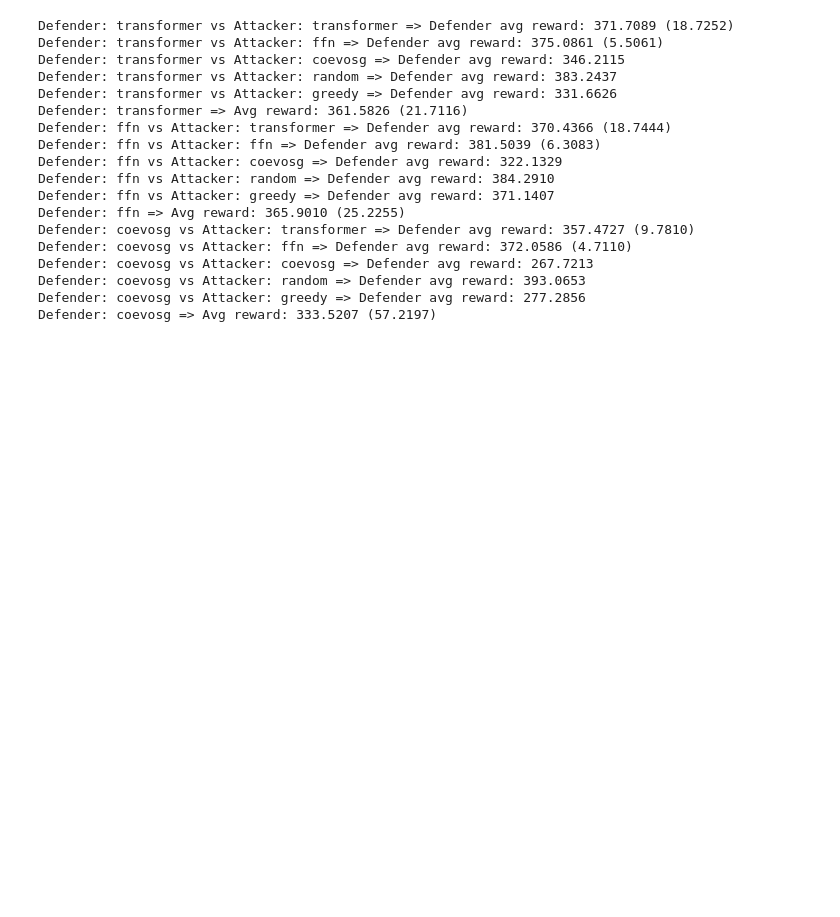
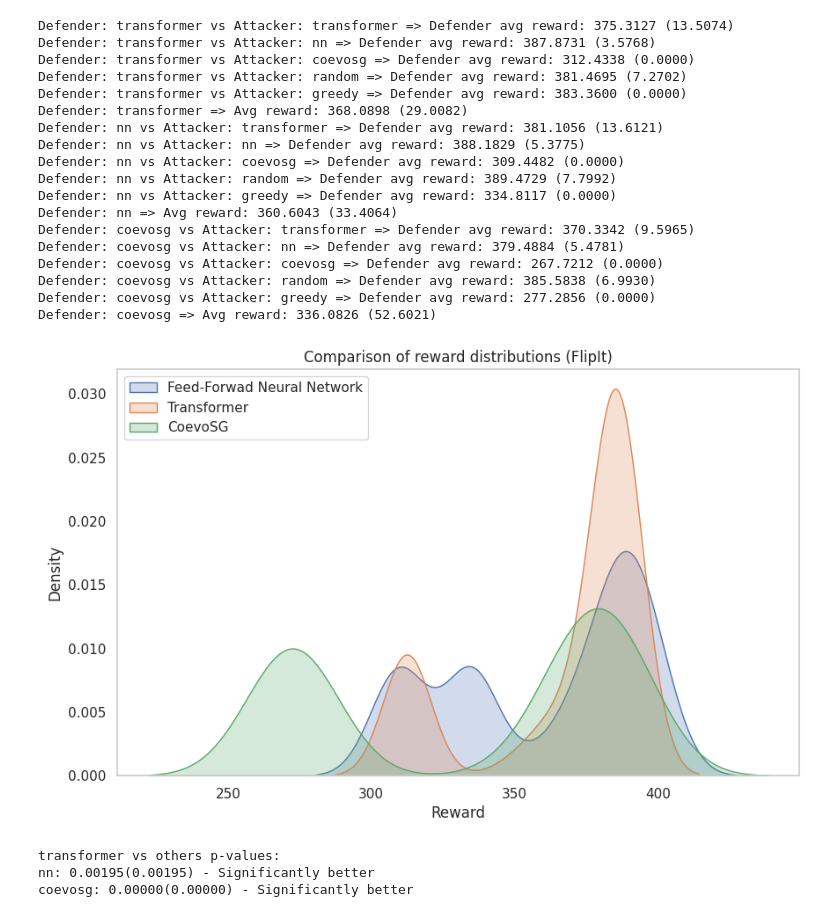
Before and after one commit to Simonexc/StackelbergGames, a Jupyter notebook: src/compare_models.ipynb, the cells around one changed output. Cells and saved outputs as stored; diff of their text form; code cells hidden in the pictures; blank space fills up the shorter version.

```diff
--- a/src/compare_models.ipynb
+++ b/src/compare_models.ipynb
@@ -73,5 +72,5 @@ attacker_agent_transformer.load("saved_models/2025-06-16_10:19:26-full-transform
 # %%
-with open("configs/run/test_single_training.yaml", "r") as file:
+with open("configs/run/test_single_training_flipit.yaml", "r") as file:
     config = yaml.safe_load(file)
 training_config_defender = TrainingConfig.from_dict(config, suffix="_defender")
 loss_config_defender = LossConfig.from_dict(config, suffix="_defender")
@@ -81,7 +80,7 @@ agent_config = AgentNNConfig.from_dict(config)
 backbone_config = BackboneConfig.from_dict(config, suffix="_backbone")
 head_config = HeadConfig.from_dict(config, suffix="_head")
 
-defender_extractor_ffn = CombinedExtractor(player_type=0, env=env, actions=backbone_config.extractors)
+defender_extractor_ffn = CombinedExtractor(player_type=0, env=env, actions_map=backbone_config.extractors)
 defender_agent_ffn = TrainableNNAgentPolicy(
     player_type=0,
     max_sequence_size=env_config.num_steps + 1,
@@ -97,9 +96,9 @@ defender_agent_ffn = TrainableNNAgentPolicy(
     head_config=head_config,
 )
 defender_agent_ffn.eval()
-defender_agent_ffn.load("saved_models/2025-06-16_10:19:26-full-fnn/defender/agent_0.pth")
+defender_agent_ffn.load("saved_models/2025-06-10_13:18:36-full-fnn/defender/agent_0.pth")
 
-attacker_extractor_ffn = CombinedExtractor(player_type=1, env=env, actions=backbone_config.extractors)
+attacker_extractor_ffn = CombinedExtractor(player_type=1, env=env, actions_map=backbone_config.extractors)
 attacker_agent_ffn = MultiAgentPolicy(
     action_size=env.action_size,
     player_type=1,
@@ -125,7 +124,7 @@ attacker_agent_ffn = MultiAgentPolicy(
     ),
 )
 attacker_agent_ffn.eval()
-attacker_agent_ffn.load("saved_models/2025-06-16_10:19:26-full-fnn/attacker")
+attacker_agent_ffn.load("saved_models/2025-06-10_13:18:36-full-fnn/attacker")
 # %%
 from algorithms.coevosg import CoevoSGDefenderAgent, CoevoSGAttackerAgent, CoevoSGConfig
 
@@ -148,11 +147,13 @@ attacker_agent_coevosg.eval()
 defender_agent_coevosg.load("saved_models/2025-06-11_10:38:51-full-coevosg-/defender/agent_0.pth")
 attacker_agent_coevosg.load("saved_models/2025-06-11_10:38:51-full-coevosg-/attacker/agent_0.pth")
 # %%
-from algorithms.generic_policy import RandomAgent, GreedyOracleAgent
+from algorithms.generic_policy import RandomAgent, GreedyOracleAgent, FlipItLogicModule
 
 attacker_agent_random = RandomAgent(action_size=env.action_size, embedding_size=agent_config.embedding_size, player_type=1, device="cuda:0", run_name="test")
+
+logic_module = FlipItLogicModule(env_map=env_map, player_type=1, total_steps=env.num_steps, device="cuda:0")
 attacker_greedy_oracle = GreedyOracleAgent(
-    action_size=env.action_size, total_steps=env.num_steps, embedding_size=agent_config.embedding_size, player_type=1, device="cuda:0", run_name="test", env_map=env_map
+    action_size=env.action_size, total_steps=env.num_steps, embedding_size=agent_config.embedding_size, player_type=1, device="cuda:0", run_name="test", map_logic=logic_module
 )
 # %%
 from utils import compare_agent_pairs
@@ -160,7 +161,7 @@ from utils import compare_agent_pairs
 results = compare_agent_pairs(
     [
         (defender_agent_transformer, attacker_agent_transformer, "transformer"),
-        (defender_agent_ffn, attacker_agent_ffn, "ffn"),
+        (defender_agent_ffn, attacker_agent_ffn, "nn"),
         (defender_agent_coevosg, attacker_agent_coevosg, "coevosg"),
     ],
     [
@@ -171,21 +172,21 @@ results = compare_agent_pairs(
     print_results=True,
 )
 # %% [output]
-Defender: transformer vs Attacker: transformer => Defender avg reward: 371.7089 (18.7252)
-Defender: transformer vs Attacker: ffn => Defender avg reward: 375.0861 (5.5061)
-Defender: transformer vs Attacker: coevosg => Defender avg reward: 346.2115
-Defender: transformer vs Attacker: random => Defender avg reward: 383.2437
-Defender: transformer vs Attacker: greedy => Defender avg reward: 331.6626
-Defender: transformer => Avg reward: 361.5826 (21.7116)
-Defender: ffn vs Attacker: transformer => Defender avg reward: 370.4366 (18.7444)
-Defender: ffn vs Attacker: ffn => Defender avg reward: 381.5039 (6.3083)
-Defender: ffn vs Attacker: coevosg => Defender avg reward: 322.1329
-Defender: ffn vs Attacker: random => Defender avg reward: 384.2910
-Defender: ffn vs Attacker: greedy => Defender avg reward: 371.1407
-Defender: ffn => Avg reward: 365.9010 (25.2255)
-Defender: coevosg vs Attacker: transformer => Defender avg reward: 357.4727 (9.7810)
-Defender: coevosg vs Attacker: ffn => Defender avg reward: 372.0586 (4.7110)
-Defender: coevosg vs Attacker: coevosg => Defender avg reward: 267.7213
-Defender: coevosg vs Attacker: random => Defender avg reward: 393.0653
-Defender: coevosg vs Attacker: greedy => Defender avg reward: 277.2856
-Defender: coevosg => Avg reward: 333.5207 (57.2197)
+Defender: transformer vs Attacker: transformer => Defender avg reward: 375.3127 (13.5074)
+Defender: transformer vs Attacker: nn => Defender avg reward: 387.8731 (3.5768)
+Defender: transformer vs Attacker: coevosg => Defender avg reward: 312.4338 (0.0000)
+Defender: transformer vs Attacker: random => Defender avg reward: 381.4695 (7.2702)
+Defender: transformer vs Attacker: greedy => Defender avg reward: 383.3600 (0.0000)
+Defender: transformer => Avg reward: 368.0898 (29.0082)
+Defender: nn vs Attacker: transformer => Defender avg reward: 381.1056 (13.6121)
+Defender: nn vs Attacker: nn => Defender avg reward: 388.1829 (5.3775)
+Defender: nn vs Attacker: coevosg => Defender avg reward: 309.4482 (0.0000)
+Defender: nn vs Attacker: random => Defender avg reward: 389.4729 (7.7992)
+Defender: nn vs Attacker: greedy => Defender avg reward: 334.8117 (0.0000)
+Defender: nn => Avg reward: 360.6043 (33.4064)
+Defender: coevosg vs Attacker: transformer => Defender avg reward: 370.3342 (9.5965)
+Defender: coevosg vs Attacker: nn => Defender avg reward: 379.4884 (5.4781)
+Defender: coevosg vs Attacker: coevosg => Defender avg reward: 267.7212 (0.0000)
+Defender: coevosg vs Attacker: random => Defender avg reward: 385.5838 (6.9930)
+Defender: coevosg vs Attacker: greedy => Defender avg reward: 277.2856 (0.0000)
+Defender: coevosg => Avg reward: 336.0826 (52.6021)
@@ -199,2 +225,15 @@ output = combined.evaluate(env, 1000, current_player=0, add_logs=False)
 # %%
-output
+plot_density(
+    [
+        get_data(results, "nn"),
+        get_data(results, "transformer"),
+        get_data(results, "coevosg"),
+    ],
+    [
+        "Feed-Forwad Neural Network",
+        "Transformer",
+        "CoevoSG",
+    ],
+)
+# %% [output]
+[figure, added]
@@ -200,0 +279,6 @@ output
+# %%
+compare_many_models("transformer")
+# %% [output]
+transformer vs others p-values:
+nn: 0.00195(0.00195) - Significantly better
+coevosg: 0.00000(0.00000) - Significantly better
```
Also changed, not shown: parts of 9 cells of this notebook, 10 other files.
